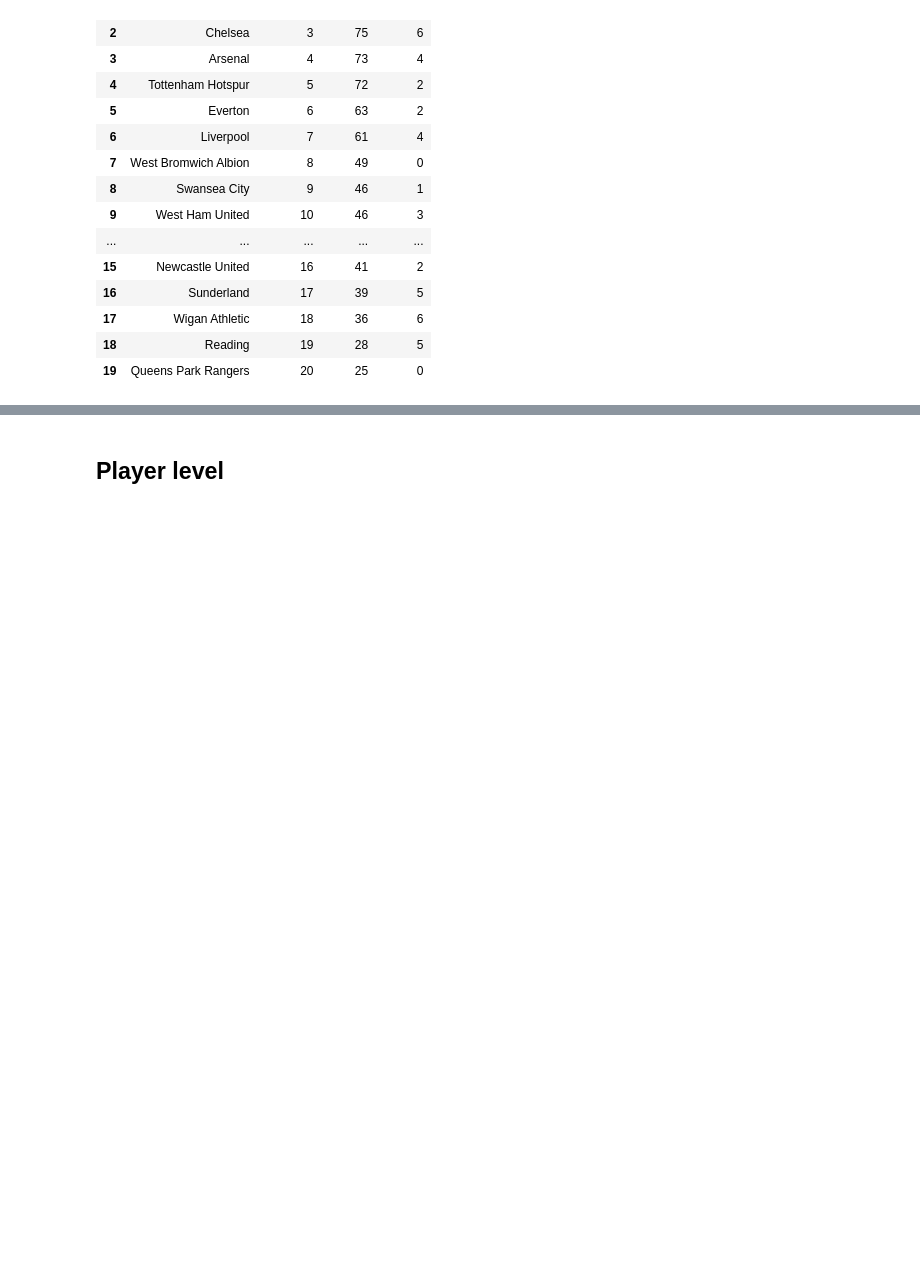
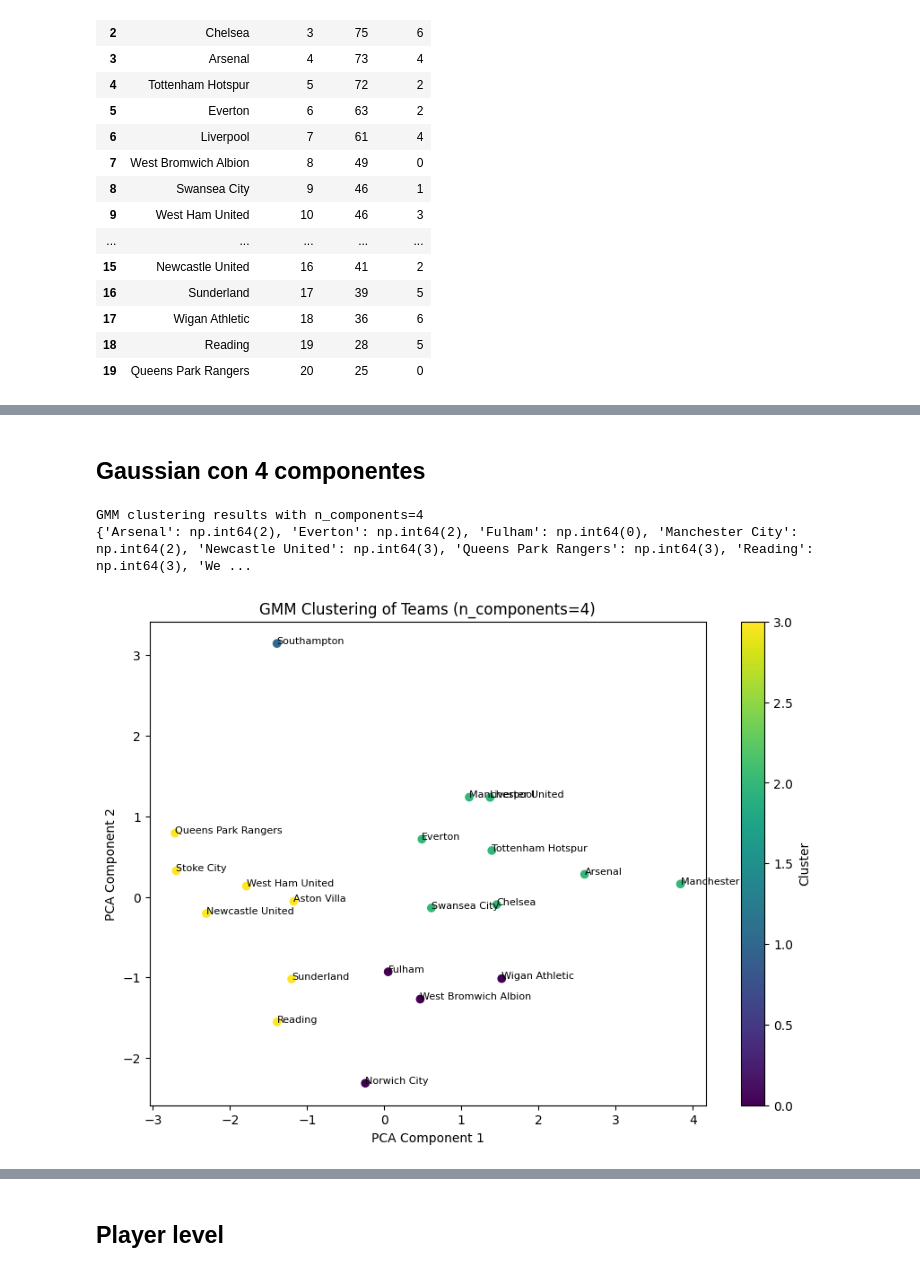
Before and after one commit to luisalawson/soccer_defense_analysis, a Jupyter notebook: RedNeuronalFutbol.ipynb, the cells around one changed output, grey strips where cells are left out. Saved outputs shown, nothing was run; the diff lists cells and outputs as text; code cells hidden in the pictures; blank space fills up the shorter version.

```diff
--- a/RedNeuronalFutbol.ipynb
+++ b/RedNeuronalFutbol.ipynb
@@ -373,0 +548,42 @@ merged_data
+# %% [markdown]
+## Gaussian con 4 componentes
+# %%
+from sklearn.mixture import GaussianMixture
+import matplotlib.pyplot as plt
+import numpy as np
+
+# Supongo que ya tienes los datos de `teams` y `X`
+# Escalado de las características
+scaler = StandardScaler()
+X_scaled = scaler.fit_transform(X)
+
+# Reducción de dimensionalidad para visualización
+pca = PCA(n_components=2)
+X_reduced = pca.fit_transform(X_scaled)
+
+# Probar con diferentes números de componentes
+n_components_values = 4  # Prueba con diferentes cantidades de clusters
+
+
+gmm = GaussianMixture(n_components=n_components_values, random_state=42)
+clusters_gmm = gmm.fit_predict(X_scaled)
+
+# Crear un diccionario para asignar el equipo a cada cluster
+team_clusters_gmm = {team: cluster for team, cluster in zip(teams, clusters_gmm)}
+print(f"GMM clustering results with n_components={n_components_values}")
+print(team_clusters_gmm)
+
+# Visualización de los clusters con PCA
+plt.figure(figsize=(10, 7))
+plt.scatter(X_reduced[:, 0], X_reduced[:, 1], c=clusters_gmm, cmap='viridis')
+for i, team in enumerate(teams):
+    plt.text(X_reduced[i, 0], X_reduced[i, 1], team, fontsize=8)
+plt.xlabel('PCA Component 1')
+plt.ylabel('PCA Component 2')
+plt.title(f'GMM Clustering of Teams (n_components={n_components_values})')
+plt.colorbar(label='Cluster')
+plt.show()
+# %% [output]
+GMM clustering results with n_components=4
+{'Arsenal': np.int64(2), 'Everton': np.int64(2), 'Fulham': np.int64(0), 'Manchester City': np.int64(2), 'Newcastle United': np.int64(3), 'Queens Park Rangers': np.int64(3), 'Reading': np.int64(3), 'We ...
+[figure, added]
```
Also changed, not shown: parts of 10 cells of this notebook.
